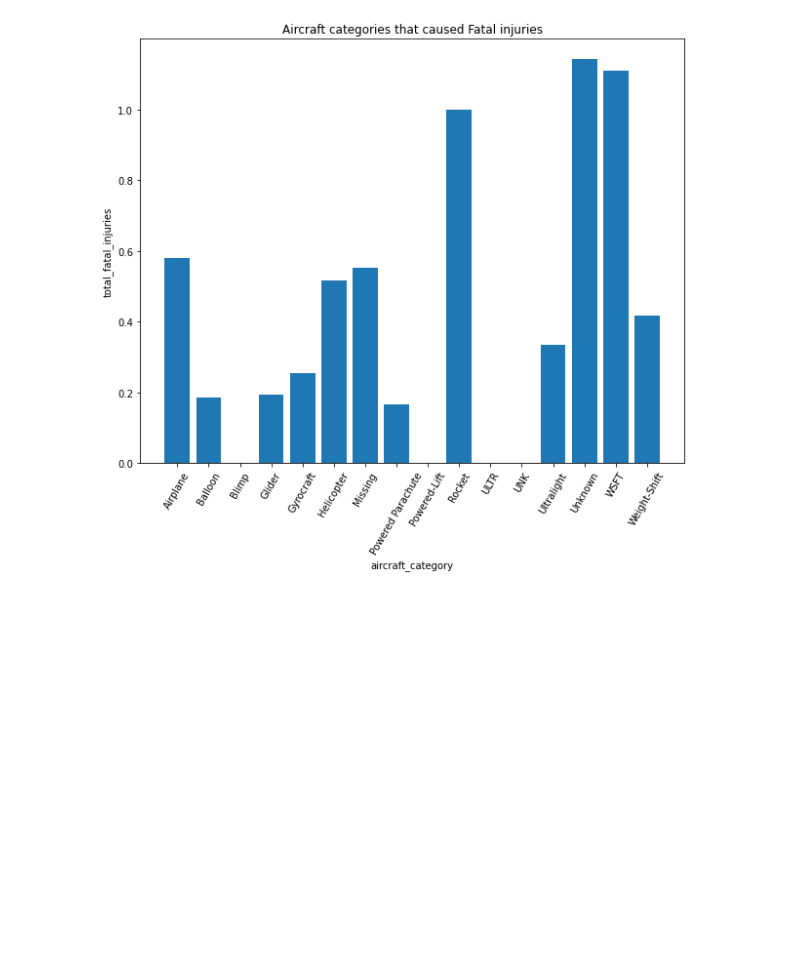
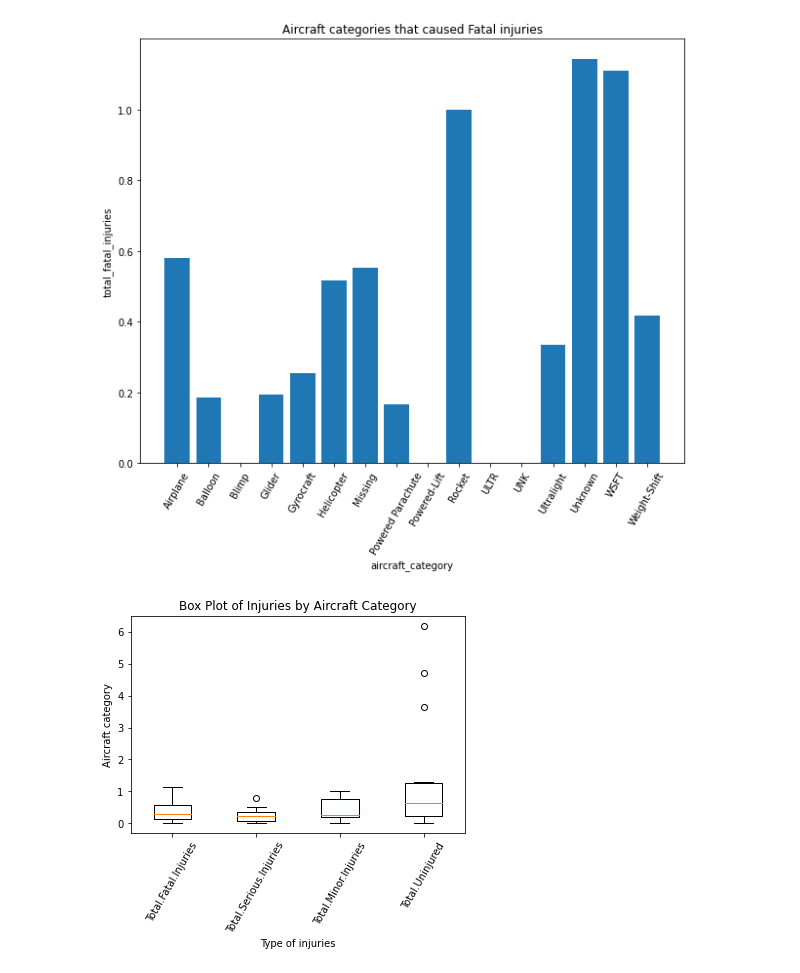
Before and after one commit to Eugene-Asengi/dsc-phase-1-project-v3, a Jupyter notebook: student.ipynb, the cells around one changed output. Cells and saved outputs as stored; diff of their text form; code cells hidden in the pictures; blank space fills up the shorter version.

```diff
--- a/student.ipynb
+++ b/student.ipynb
@@ -505,3 +505,19 @@ ax.set_title('Aircraft categories that caused Fatal injuries')
 # %% [output]
 Text(0.5, 1.0, 'Aircraft categories that caused Fatal injuries')
 [figure]
+# %%
+aircraft_category = ['Airplane','Balloon','Blimp','Glider','Gyrocraft','Helicopter','Missing','Powered Parachute','Powered-Lift','Rocket','ULTR','UNK','Ultralight','Unknown','WSFT','Weight-Shift'],
+total_fatal_injuries = [0.580403,0.186147,0,0.194882,0.254335,0.51686,0.552677,0.164835,0,1,0,0,0.333333,1.142857,1.111111,0.416149],
+total_serious_injuries = [0.262954,0.805195,0,0.222441,0.317919,0.302326,0.217065,0.43956,0.2,0,0,0,0.366667,0.5,0.111111,0.360248],
+total_minor_injuries = [0.227613,0.800866,0.75,0.220472,0.173410,0.259302,0.341606,0.802198,0,1,1,0,0.266667,0.071429,0.222222,0.310559],
+total_uninjured = [6.192237,3.653680,1.250000,0.722441,0.520231,1.165116,4.698989,0.252747,0.8,0,0,0,0.466667,1.285714,0.111111,0.291925]
+
+plt.figure(figsize=(6, 4))
+plt.boxplot([df['Total.Fatal.Injuries'], df['Total.Serious.Injuries'], df['Total.Minor.Injuries'], df['Total.Uninjured']], labels=['Total.Fatal.Injuries', 'Total.Serious.Injuries', 'Total.Minor.Injuries', 'Total.Uninjured'])
+plt.title('Box Plot of Injuries by Aircraft Category')
+plt.xlabel('Type of injuries')
+plt.ylabel('Aircraft category')
+plt.xticks(Rotation=60)
+plt.show()
+# %% [output]
+[figure, added]
```
Also changed, not shown: parts of 2 cells of this notebook.
